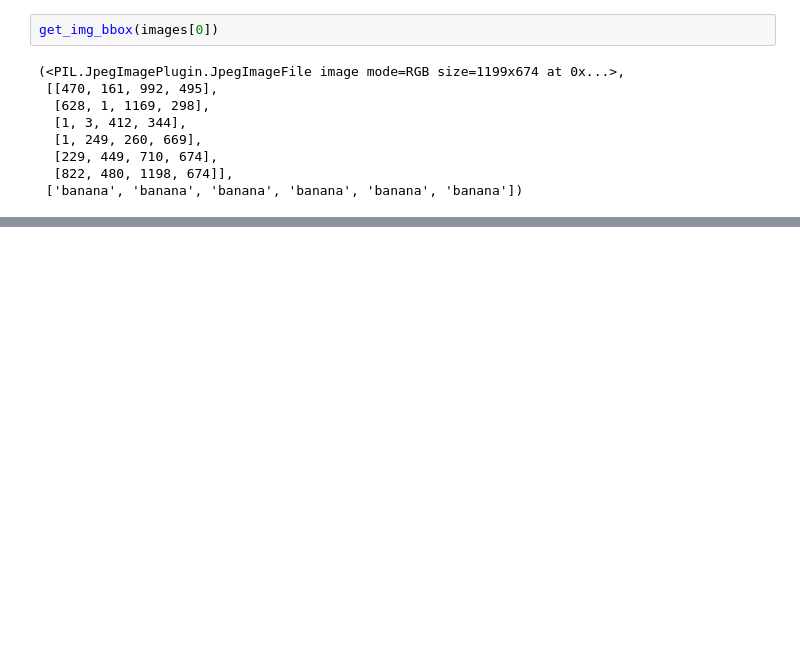
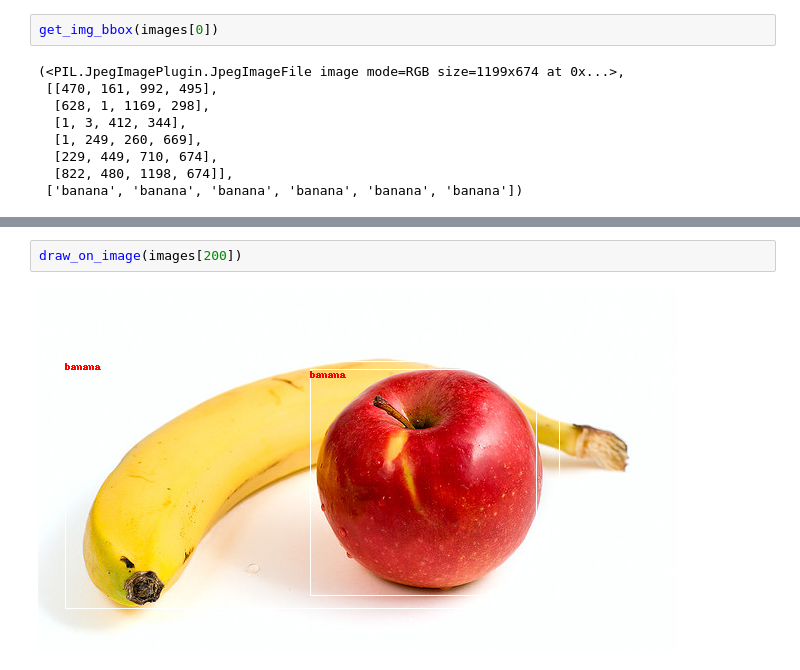
Before and after one commit to skj092/Object-Detection, a Jupyter notebook: exploringpiimage.ipynb, the cells around one changed output, grey strips where cells are left out. Cells and saved outputs as stored; diff of their text form; blank space fills up the shorter version.

```diff
--- a/exploringpiimage.ipynb
+++ b/exploringpiimage.ipynb
@@ -72,0 +79,4 @@ img
+# %%
+draw_on_image(images[200])
+# %% [output]
+[figure, added]
```
Also changed, not shown: parts of 7 cells of this notebook.
